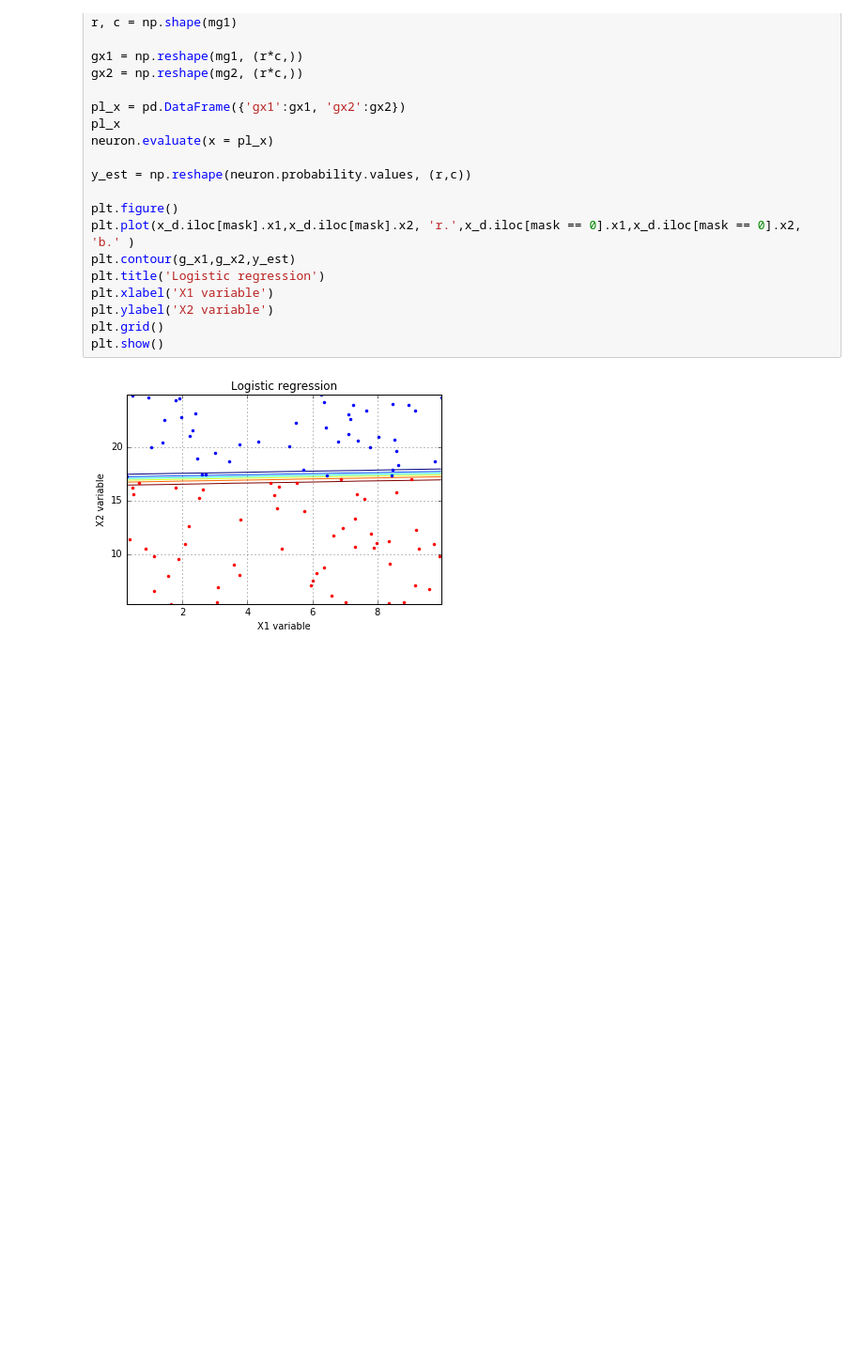
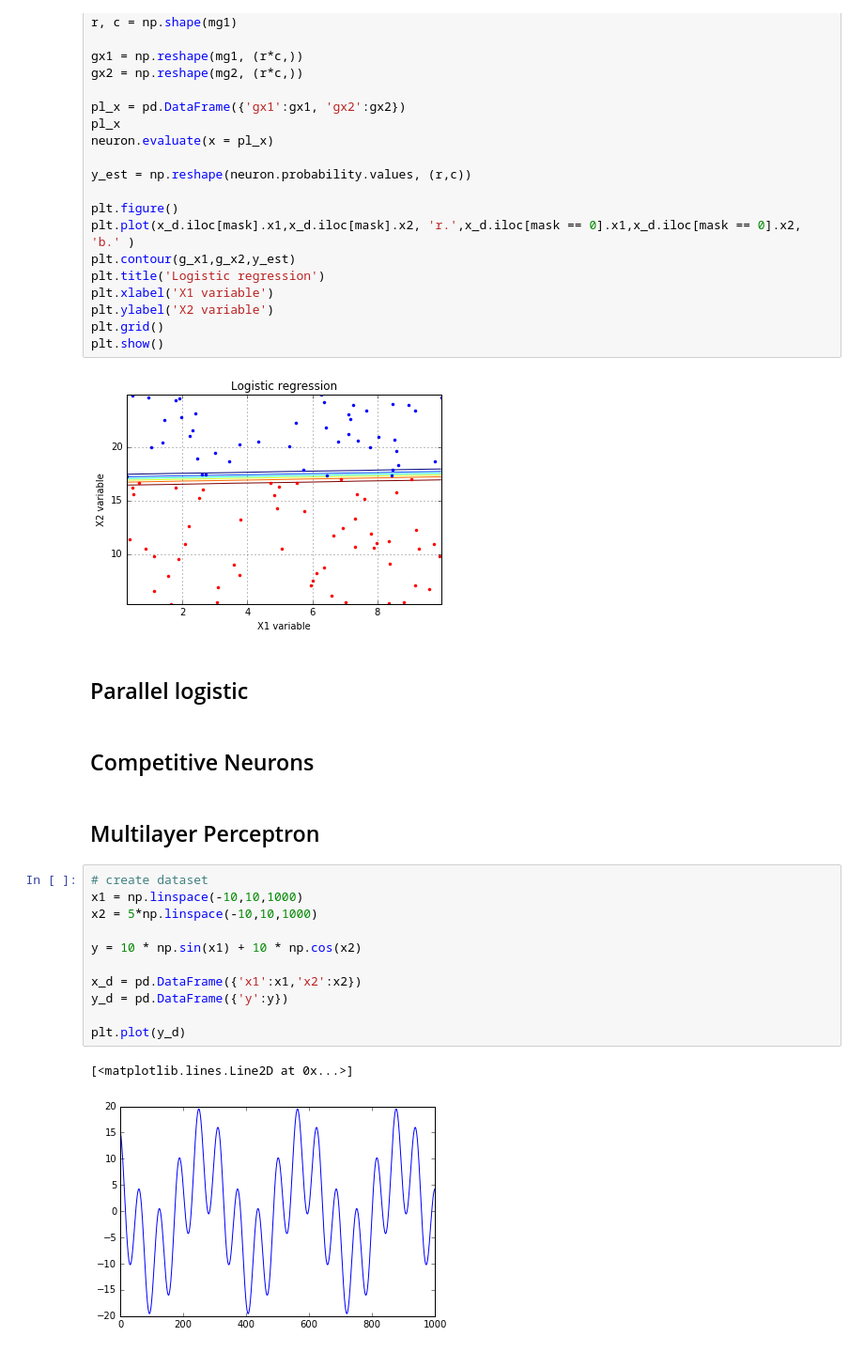
Before and after one commit to RHDZMOTA/metallic_blue_lizard, a Jupyter notebook: Introduction_neural_net.ipynb, the cells around one changed output. Shown at 94% size. Saved outputs shown, nothing was run; the diff lists cells and outputs as text; blank space fills up the shorter version.

```diff
--- a/Introduction_neural_net.ipynb
+++ b/Introduction_neural_net.ipynb
@@ -108,3 +112,23 @@ plt.grid()
 plt.show()
 # %% [output]
 [figure]
+# %% [markdown]
+## Parallel logistic
+# %% [markdown]
+## Competitive Neurons
+# %% [markdown]
+## Multilayer Perceptron
+# %%
+# create dataset
+x1 = np.linspace(-10,10,1000)
+x2 = 5*np.linspace(-10,10,1000)
+
+y = 10 * np.sin(x1) + 10 * np.cos(x2)
+
+x_d = pd.DataFrame({'x1':x1,'x2':x2})
+y_d = pd.DataFrame({'y':y})
+
+plt.plot(y_d)
+# %% [output]
+[<matplotlib.lines.Line2D at 0x...>]
+[figure, added]
```
Also changed, not shown: parts of 4 cells of this notebook, 1 other file.
